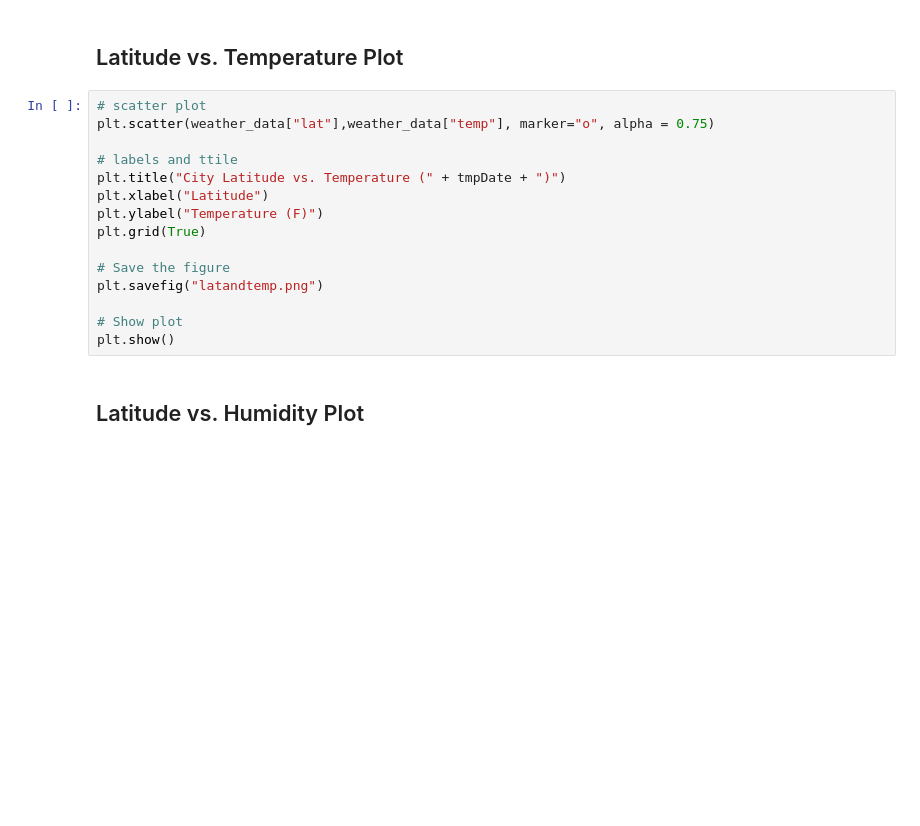
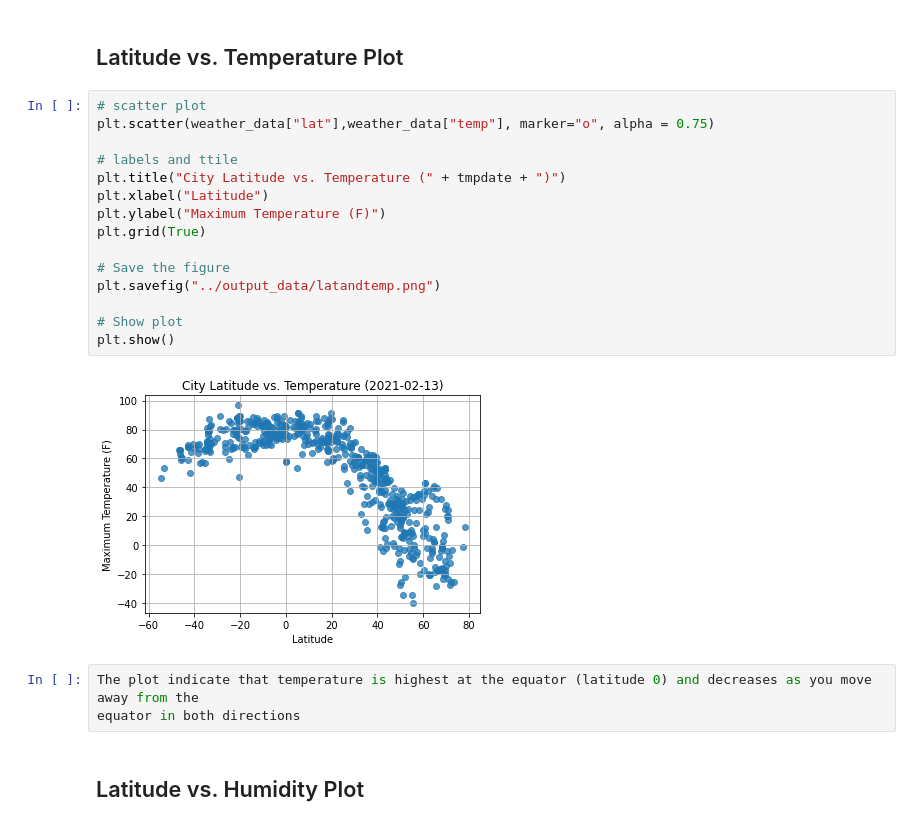
Before and after one commit to tonju27/python-api-challenge, a Jupyter notebook: WeatherPy/WeatherPy.ipynb, the cells around one changed output. Drawn from its saved outputs; the diff is of its cells as text; blank space fills up the shorter version.

```diff
--- a/WeatherPy/WeatherPy.ipynb
+++ b/WeatherPy/WeatherPy.ipynb
@@ -188,18 +188,23 @@ print(humidityover)
 # %%
 # scatter plot
 plt.scatter(weather_data["lat"],weather_data["temp"], marker="o", alpha = 0.75)
 
 # labels and ttile
-plt.title("City Latitude vs. Temperature (" + tmpDate + ")")
+plt.title("City Latitude vs. Temperature (" + tmpdate + ")")
 plt.xlabel("Latitude")
-plt.ylabel("Temperature (F)")
+plt.ylabel("Maximum Temperature (F)")
 plt.grid(True)
 
 # Save the figure
-plt.savefig("latandtemp.png")
+plt.savefig("../output_data/latandtemp.png")
 
 # Show plot
 plt.show()
+# %% [output]
+[figure, added]
+# %%
+The plot indicate that temperature is highest at the equator (latitude 0) and decreases as you move away from the
+equator in both directions
 # %% [markdown]
 ## Latitude vs. Humidity Plot
 # %%
```
Also changed, not shown: parts of 27 cells of this notebook, 7 other files.
